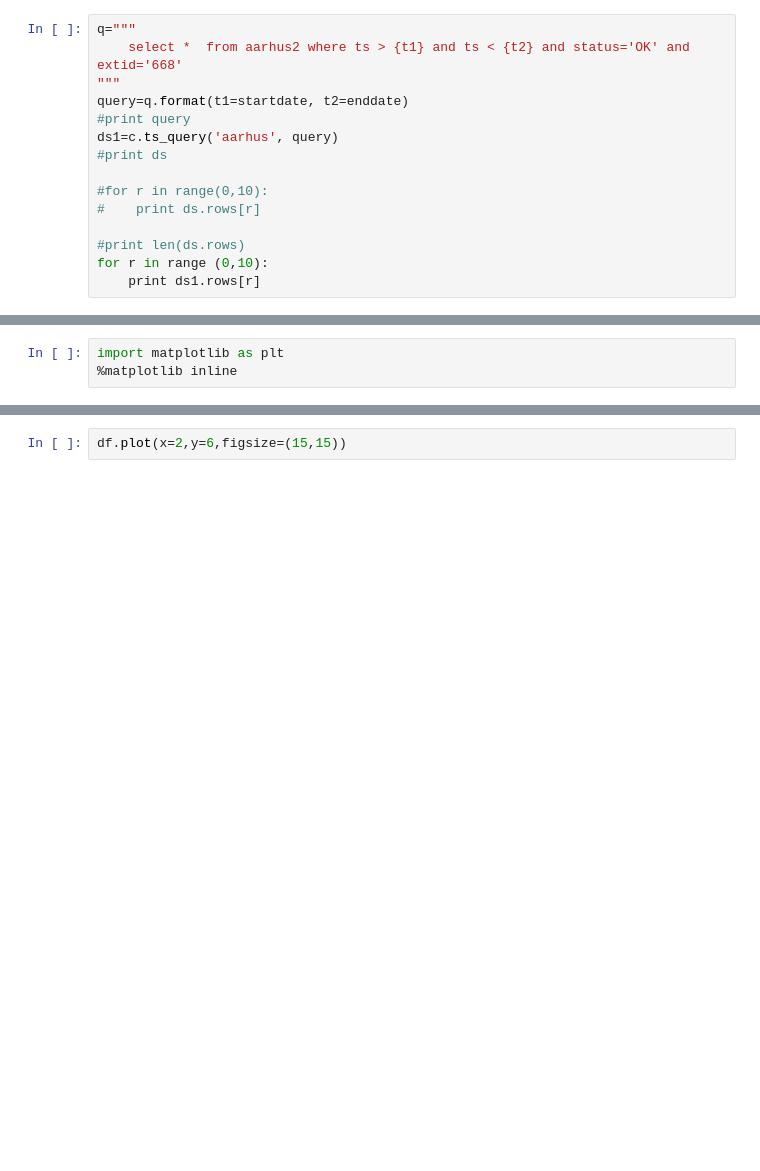
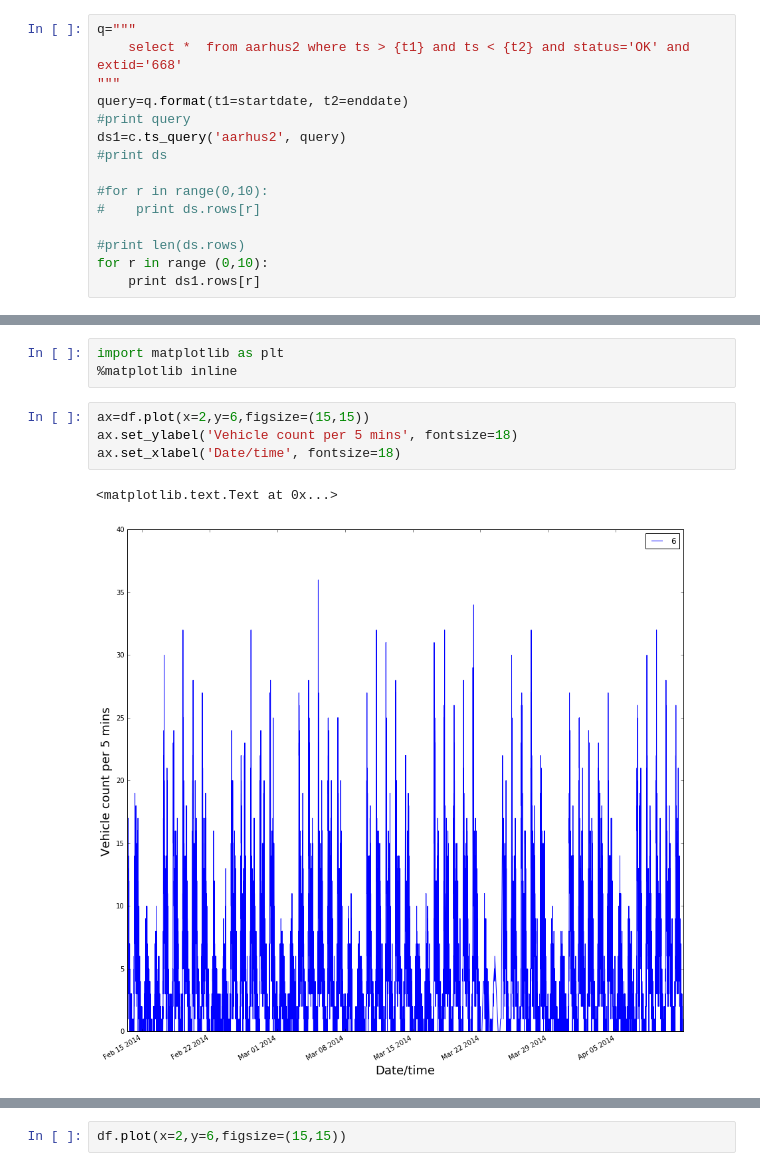
Before and after one commit to datalemming/ts12-demo, a Jupyter notebook: Querying aarhus2 data.ipynb, the cells around one changed output, grey strips where cells are left out. Cells and saved outputs as stored; diff of their text form; blank space fills up the shorter version.

Commit message:
Adding axes to chart

```diff
--- a/Querying aarhus2 data.ipynb
+++ b/Querying aarhus2 data.ipynb
@@ -51,7 +50,7 @@ q="""
 """
 query=q.format(t1=startdate, t2=enddate)
 #print query
-ds1=c.ts_query('aarhus', query)
+ds1=c.ts_query('aarhus2', query)
 #print ds
 
 #for r in range(0,10):
@@ -155,3 +145,10 @@ max    158324
 # %%
 import matplotlib as plt
 %matplotlib inline
+# %%
+ax=df.plot(x=2,y=6,figsize=(15,15))
+ax.set_ylabel('Vehicle count per 5 mins', fontsize=18)
+ax.set_xlabel('Date/time', fontsize=18)
+# %% [output]
+<matplotlib.text.Text at 0x...>
+[figure, added]
```
Also changed, not shown: parts of 6 cells of this notebook.
